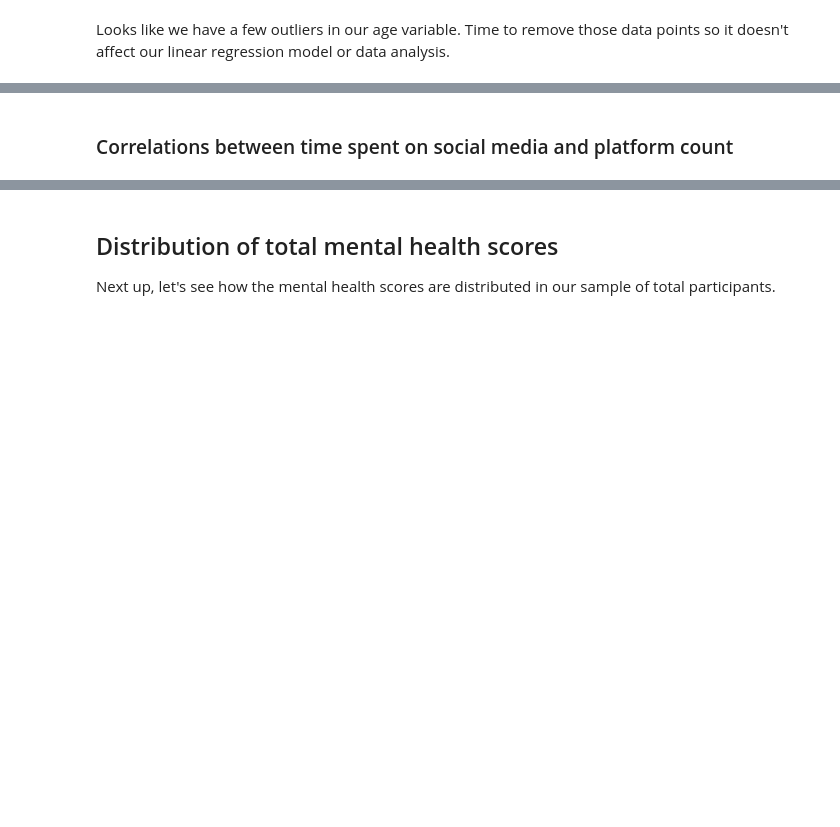
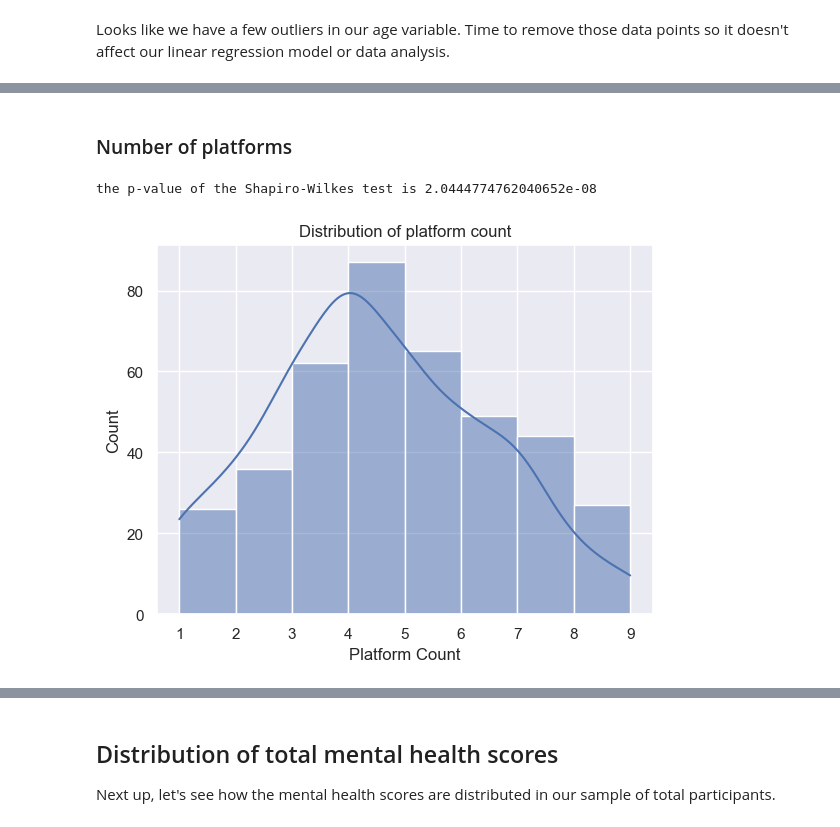
Before and after one commit to allygee/smmh_project, a Jupyter notebook: Social Media Mental Heallth Notebook.ipynb, the cells around one changed output, grey strips where cells are left out. Saved outputs shown, nothing was run; the diff lists cells and outputs as text; code cells hidden in the pictures; blank space fills up the shorter version.

```diff
--- a/Social Media Mental Heallth Notebook.ipynb
+++ b/Social Media Mental Heallth Notebook.ipynb
@@ -311,9 +484,16 @@ Would the number of platforms used affect the time spent on social media? Let's
+# %% [markdown]
+### Number of platforms
 # %%
 #Distribution of platform count
-sns.histplot(data=data, x=data['Platform Count'], kde=True).set(
+sns.histplot(data=data, x=data['Platform Count'], bins=8, kde=True).set(
     title='Distribution of platform count')
+
+#Shapiro wilkes test
+res = stats.shapiro(data['Platform Count'])
+print('the p-value of the Shapiro-Wilkes test is', res.pvalue)
+# %% [output]
+the p-value of the Shapiro-Wilkes test is 2.0444774762040652e-08
+[figure, added]
-# %% [markdown]
-### Correlations between time spent on social media and platform count
 # %%
 #creating a bar plot between time spent and number of platforms used.
 sns.barplot(data=data, x=data['Time (hrs)'], y=data['Platform Count'])
```
Also changed, not shown: parts of 30 cells of this notebook.
